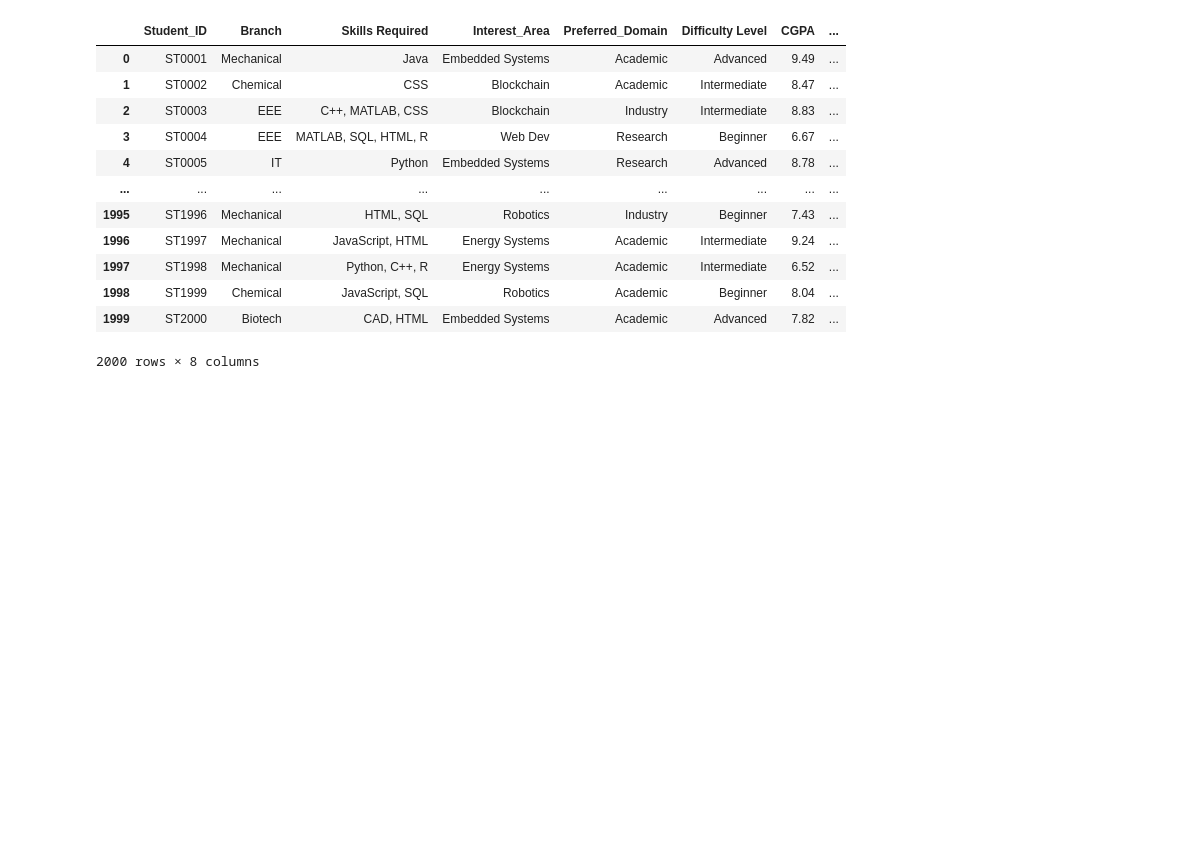
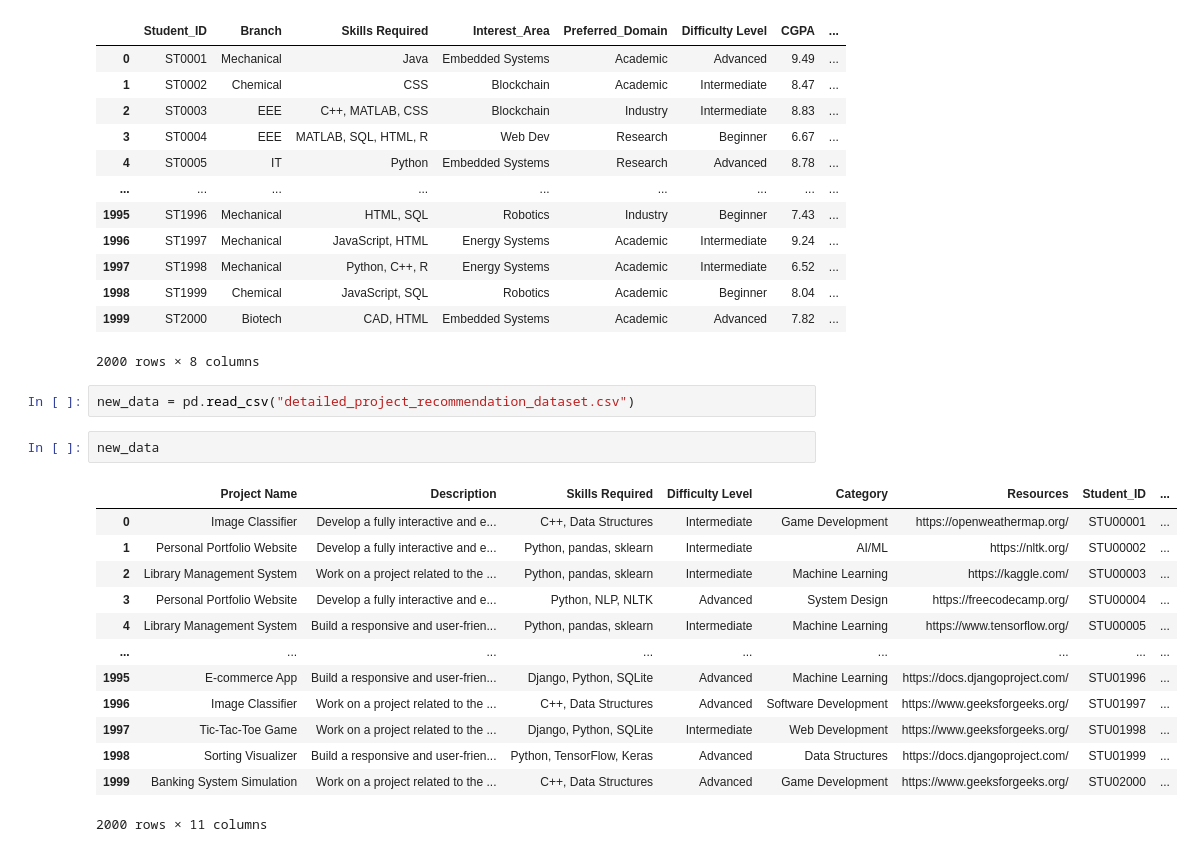
Before and after one commit to Prbhudeb/sem_project, a Jupyter notebook: notebook/data/data_preprocessing.ipynb, the cells around one changed output. Saved outputs shown, nothing was run; the diff lists cells and outputs as text; blank space fills up the shorter version.

Commit message:
working_on_data

```diff
--- a/notebook/data/data_preprocessing.ipynb
+++ b/notebook/data/data_preprocessing.ipynb
@@ -125,3 +125,21 @@ dt
 | 1998 | ST1999 | Chemical | JavaScript, SQL | Robotics | Academic | Beginner | 8.04 | ... |
 | 1999 | ST2000 | Biotech | CAD, HTML | Embedded Systems | Academic | Advanced | 7.82 | ... |
 2000 rows × 8 columns
+# %%
+new_data = pd.read_csv("detailed_project_recommendation_dataset.csv")
+# %%
+new_data
+# %% [output]
+|  | Project Name | Description | Skills Required | Difficulty Level | Category | Resources | Student_ID | ... |
+| 0 | Image Classifier | Develop a fully interactive and e... | C++, Data Structures | Intermediate | Game Development | https://openweathermap.org/ | STU00001 | ... |
+| 1 | Personal Portfolio Website | Develop a fully interactive and e... | Python, pandas, sklearn | Intermediate | AI/ML | https://nltk.org/ | STU00002 | ... |
+| 2 | Library Management System | Work on a project related to the ... | Python, pandas, sklearn | Intermediate | Machine Learning | https://kaggle.com/ | STU00003 | ... |
+| 3 | Personal Portfolio Website | Develop a fully interactive and e... | Python, NLP, NLTK | Advanced | System Design | https://freecodecamp.org/ | STU00004 | ... |
+| 4 | Library Management System | Build a responsive and user-frien... | Python, pandas, sklearn | Intermediate | Machine Learning | https://www.tensorflow.org/ | STU00005 | ... |
+| ... | ... | ... | ... | ... | ... | ... | ... | ... |
+| 1995 | E-commerce App | Build a responsive and user-frien... | Django, Python, SQLite | Advanced | Machine Learning | https://docs.djangoproject.com/ | STU01996 | ... |
+| 1996 | Image Classifier | Work on a project related to the ... | C++, Data Structures | Advanced | Software Development | https://www.geeksforgeeks.org/ | STU01997 | ... |
+| 1997 | Tic-Tac-Toe Game | Work on a project related to the ... | Django, Python, SQLite | Intermediate | Web Development | https://www.geeksforgeeks.org/ | STU01998 | ... |
+| 1998 | Sorting Visualizer | Build a responsive and user-frien... | Python, TensorFlow, Keras | Advanced | Data Structures | https://docs.djangoproject.com/ | STU01999 | ... |
+| 1999 | Banking System Simulation | Work on a project related to the ... | C++, Data Structures | Advanced | Game Development | https://www.geeksforgeeks.org/ | STU02000 | ... |
+2000 rows × 11 columns
```
Also changed, not shown: parts of 3 cells of this notebook, 2 other files.
